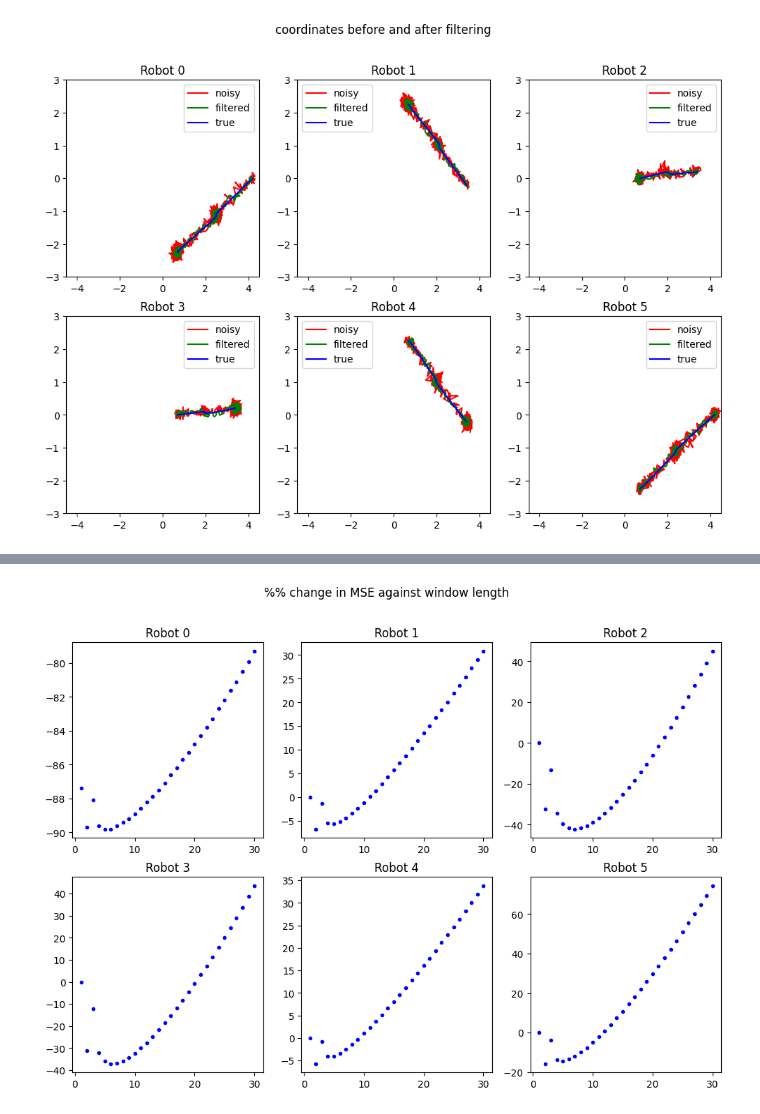
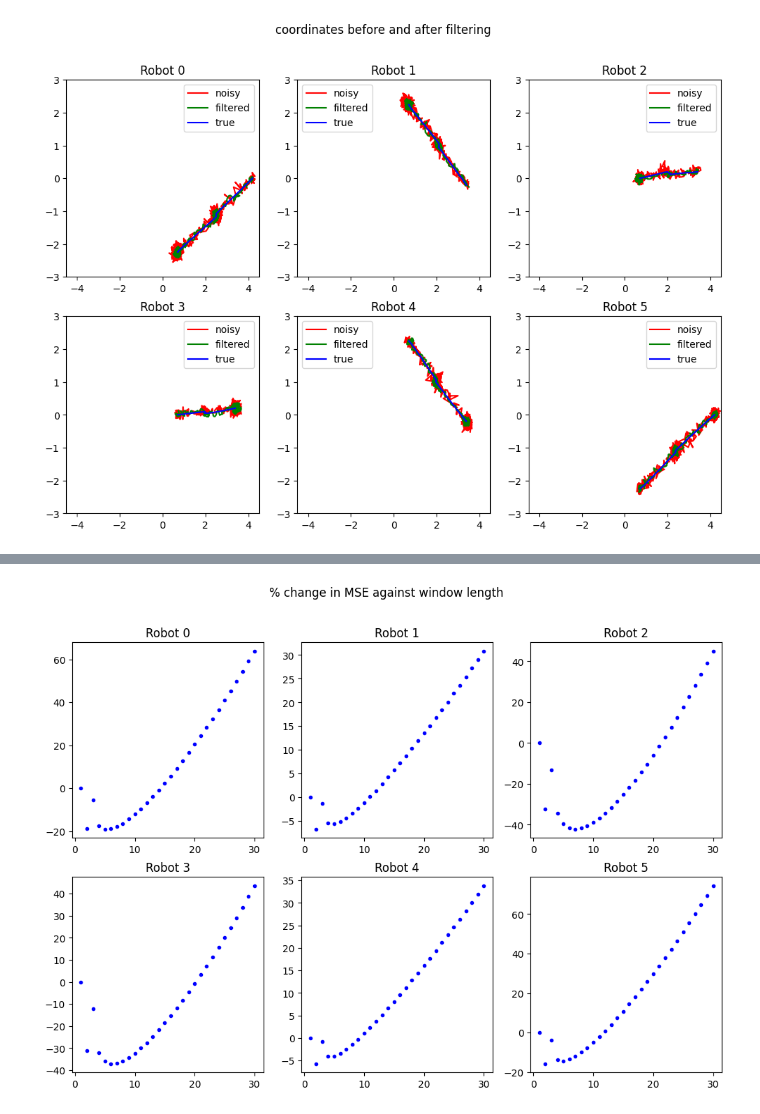
Before and after one commit to First-Order-RoboCup-SSL/Utama-Core, a Jupyter notebook: vision_data/filter_results_summary.ipynb, the cells around one changed output, grey strips where cells are left out. Drawn from its saved outputs; the diff is of its cells as text; code cells hidden in the pictures.

```diff
--- a/vision_data/filter_results_summary.ipynb
+++ b/vision_data/filter_results_summary.ipynb
@@ -115,7 +111,7 @@ def mean_squared_error(
     param: str,
     id: Union[int, None] = None
     ) -> float:
-    if id:
+    if id is not None:
         true_data = extract_robot(true_data, id)
         actual_data = extract_robot(actual_data, id)
 
@@ -134,7 +130,7 @@ def mean_squared_error_vec(
     actual_data: pd.DataFrame,
     id: Union[int, None] = None
     ) -> float:
-    if id:
+    if id is not None:
         true_data = extract_robot(true_data, id)
         actual_data = extract_robot(actual_data, id)
 
@@ -151,37 +147,37 @@ def mean_squared_error_vec(
     return (np.linalg.norm(true_vec - actual_vec) ** 2).mean()
 
 
-baseline_xs = [mean_squared_error(CLEAN_FD, NOISY_G_FD, X_COL, id) for id in ROBOT_RANGE]
+baseline_xs = [mean_squared_error(CLEAN_FD, NOISY_FD, X_COL, id) for id in ROBOT_RANGE]
 
-baseline_ys = [mean_squared_error(CLEAN_FD, NOISY_G_FD, Y_COL, id) for id in ROBOT_RANGE]
+baseline_ys = [mean_squared_error(CLEAN_FD, NOISY_FD, Y_COL, id) for id in ROBOT_RANGE]
 
-baseline_vs = [mean_squared_error_vec(CLEAN_FD, NOISY_G_FD, id) for id in ROBOT_RANGE]
+baseline_vs = [mean_squared_error_vec(CLEAN_FD, NOISY_FD, id) for id in ROBOT_RANGE]
 
 
 fig, axs = plt.subplots(2,3)
 fig.set_size_inches(12,8)
-fig.suptitle("%% change in MSE (dynamic testing)")
+fig.suptitle("% change in MSE (dynamic testing)")
 
 for id in ROBOT_RANGE:
     baseline_x, baseline_y, baseline_v = baseline_xs[id], baseline_ys[id], baseline_vs[id]
 
     error_x = mean_squared_error(
         CLEAN_FD,
-        FILT_G_FD,
+        FILT_FD,
         X_COL,
         id
     )
 
     error_y = mean_squared_error(
         CLEAN_FD,
-        FILT_G_FD,
+        FILT_FD,
         Y_COL,
         id
     )
 
     error_v = mean_squared_error_vec(
         CLEAN_FD,
-        FILT_G_FD,
+        FILT_FD,
         id
     )
 
@@ -201,13 +196,0 @@ for id in ROBOT_RANGE:
-# %%
-fig, axs = plt.subplots(2,3)
-fig.set_size_inches(12,8)
-fig.suptitle("Difference between static and dynamic tests")
-
-for id in ROBOT_RANGE:
-    current_ax = get_current_ax(axs, id)
-    current_ax.set_title(f"Robot {id}")
-    current_ax.plot(X_AXES, filt_gs[id][X_COL], "r")
-    current_ax.plot(X_AXES, pd.read_csv(f"static_filter{id}-pid.csv")[X_COL], "g")
-    current_ax.plot(X_AXES, cleans[id][X_COL], "b")
-
-    current_ax.legend(("dynamic", "static", "true"))
@@ -256,7 +259,7 @@ for id in ROBOT_RANGE:
 # %%
 fig, axs = plt.subplots(2,3)
 fig.set_size_inches(12,8)
-fig.suptitle("%% change in MSE against cutoff frequency")
+fig.suptitle("% change in MSE against cutoff frequency")
 
 CUTOFFS = range(1, 25)
 
@@ -269,7 +272,7 @@ for id in ROBOT_RANGE:
         filter = FIR_filter(cutoff=c)
 
         clean = extract_robot(CLEAN_FD, id)
-        noisy = extract_robot(NOISY_G_FD, id)
+        noisy = extract_robot(NOISY_FD, id)
         filtered = pd.DataFrame(columns=COLS)
 
         for (_, entry) in noisy.iterrows():
@@ -307,7 +310,7 @@ for id in ROBOT_RANGE:
 # %%
 fig, axs = plt.subplots(2,3)
 fig.set_size_inches(12,8)
-fig.suptitle("%% change in MSE against window length")
+fig.suptitle("% change in MSE against window length")
 
 WINDOWS = range(1, 31)
 
@@ -320,38 +323,38 @@ for id in ROBOT_RANGE:
         filter = FIR_filter(window_len=w)
 
         clean = cleans[id]
-        noisy_g = noisy_gs[id]
+        noisy = noisys[id]
         filtered = pd.DataFrame(columns=COLS)
 
-        for (_, entry) in noisy_g.iterrows():
+        for (_, entry) in noisy.iterrows():
             (x_f, y_f, th_f) = filter.step([
                 entry[X_COL],
                 entry[Y_COL],
                 entry[TH_COL]
             ])
 
             new_row = pd.DataFrame(
                 {
                     X_COL: x_f,
                     Y_COL: y_f,
                     TH_COL: th_f
                 },
                 index=[0]
             )
 
             filtered = pd.concat([filtered, new_row], ignore_index=True)
 
         filtered = filtered.reset_index(drop=True)
 
         error_v = mean_squared_error_vec(
             clean,
             filtered
         )
 
         delta_v.append(percentage_diff(baseline_v, error_v))
 
     current_ax = get_current_ax(axs, id)
     current_ax.set_title(f"Robot {id}")
     current_ax.plot(WINDOWS, delta_v, ".b")
 # %% [output]
-[figure, old version]
+[figure, new version]
```
Also changed, not shown: parts of 10 cells of this notebook, 17 other files.
